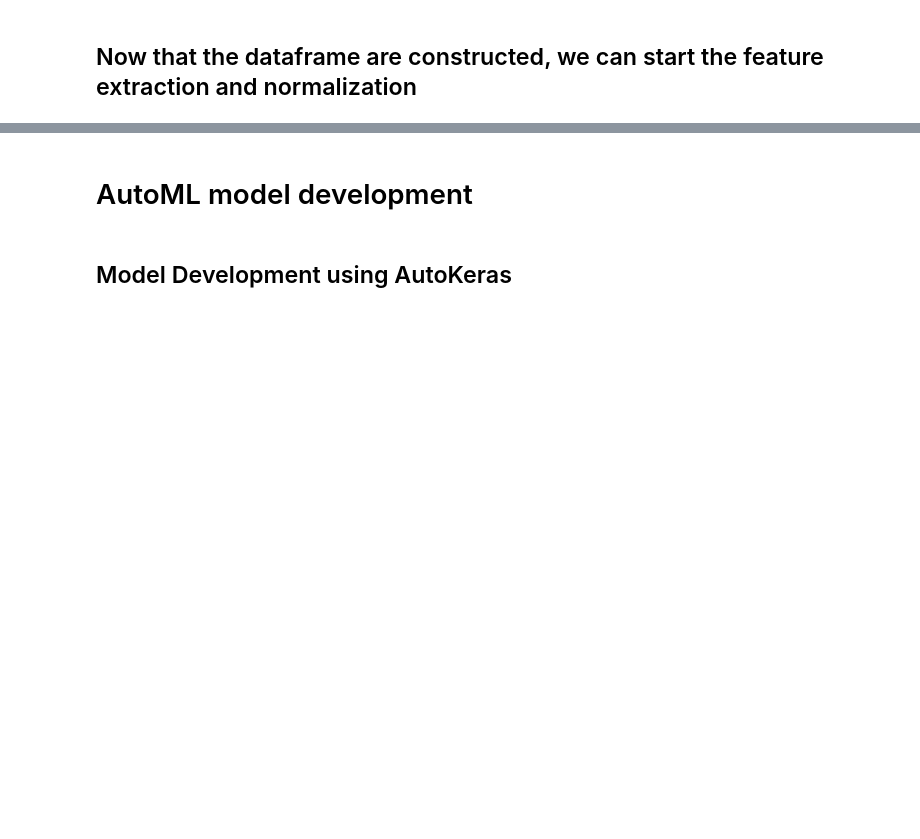
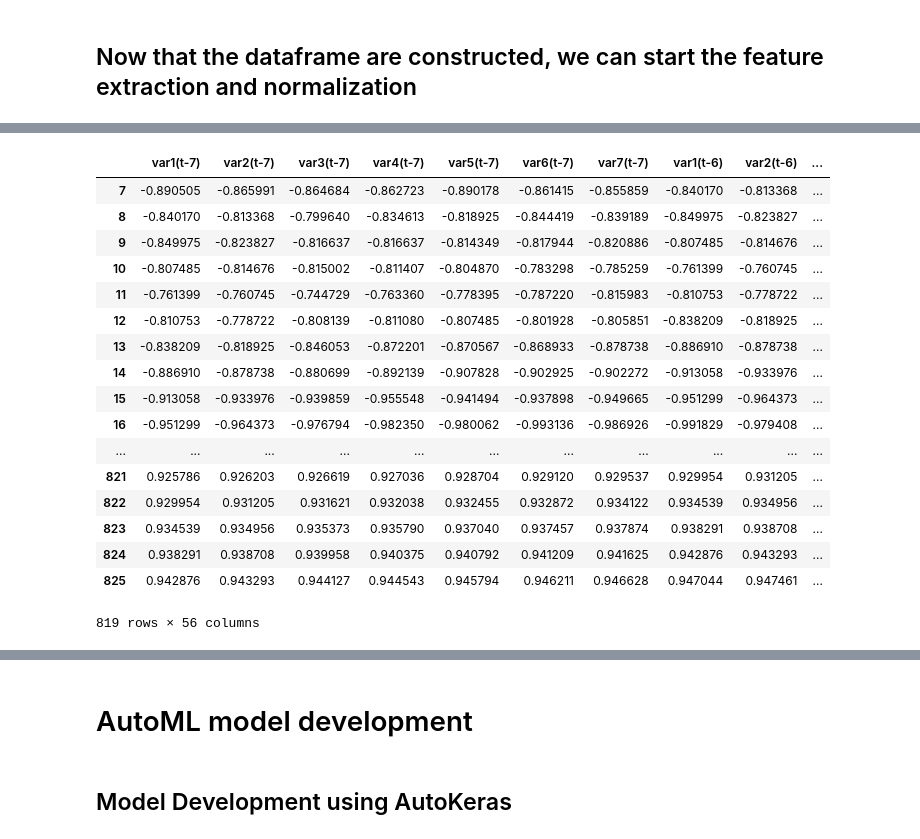
Before and after one commit to abhishekabhishek/mlh-2018, a Jupyter notebook: MLH-2018.ipynb, the cells around one changed output, grey strips where cells are left out. Saved outputs shown, nothing was run; the diff lists cells and outputs as text; code cells hidden in the pictures; blank space fills up the shorter version.

```diff
--- a/MLH-2018.ipynb
+++ b/MLH-2018.ipynb
@@ -119,0 +364,21 @@ from sklearn.preprocessing import MinMaxScaler
+# %%
+display(test_input_data)
+# %% [output]
+|  | var1(t-7) | var2(t-7) | var3(t-7) | var4(t-7) | var5(t-7) | var6(t-7) | var7(t-7) | var1(t-6) | var2(t-6) | ... |
+| 7 | -0.890505 | -0.865991 | -0.864684 | -0.862723 | -0.890178 | -0.861415 | -0.855859 | -0.840170 | -0.813368 | ... |
+| 8 | -0.840170 | -0.813368 | -0.799640 | -0.834613 | -0.818925 | -0.844419 | -0.839189 | -0.849975 | -0.823827 | ... |
+| 9 | -0.849975 | -0.823827 | -0.816637 | -0.816637 | -0.814349 | -0.817944 | -0.820886 | -0.807485 | -0.814676 | ... |
+| 10 | -0.807485 | -0.814676 | -0.815002 | -0.811407 | -0.804870 | -0.783298 | -0.785259 | -0.761399 | -0.760745 | ... |
+| 11 | -0.761399 | -0.760745 | -0.744729 | -0.763360 | -0.778395 | -0.787220 | -0.815983 | -0.810753 | -0.778722 | ... |
+| 12 | -0.810753 | -0.778722 | -0.808139 | -0.811080 | -0.807485 | -0.801928 | -0.805851 | -0.838209 | -0.818925 | ... |
+| 13 | -0.838209 | -0.818925 | -0.846053 | -0.872201 | -0.870567 | -0.868933 | -0.878738 | -0.886910 | -0.878738 | ... |
+| 14 | -0.886910 | -0.878738 | -0.880699 | -0.892139 | -0.907828 | -0.902925 | -0.902272 | -0.913058 | -0.933976 | ... |
+| 15 | -0.913058 | -0.933976 | -0.939859 | -0.955548 | -0.941494 | -0.937898 | -0.949665 | -0.951299 | -0.964373 | ... |
+| 16 | -0.951299 | -0.964373 | -0.976794 | -0.982350 | -0.980062 | -0.993136 | -0.986926 | -0.991829 | -0.979408 | ... |
+| ... | ... | ... | ... | ... | ... | ... | ... | ... | ... | ... |
+| 821 | 0.925786 | 0.926203 | 0.926619 | 0.927036 | 0.928704 | 0.929120 | 0.929537 | 0.929954 | 0.931205 | ... |
+| 822 | 0.929954 | 0.931205 | 0.931621 | 0.932038 | 0.932455 | 0.932872 | 0.934122 | 0.934539 | 0.934956 | ... |
+| 823 | 0.934539 | 0.934956 | 0.935373 | 0.935790 | 0.937040 | 0.937457 | 0.937874 | 0.938291 | 0.938708 | ... |
+| 824 | 0.938291 | 0.938708 | 0.939958 | 0.940375 | 0.940792 | 0.941209 | 0.941625 | 0.942876 | 0.943293 | ... |
+| 825 | 0.942876 | 0.943293 | 0.944127 | 0.944543 | 0.945794 | 0.946211 | 0.946628 | 0.947044 | 0.947461 | ... |
+819 rows × 56 columns
```
Also changed, not shown: parts of 37 cells of this notebook.
